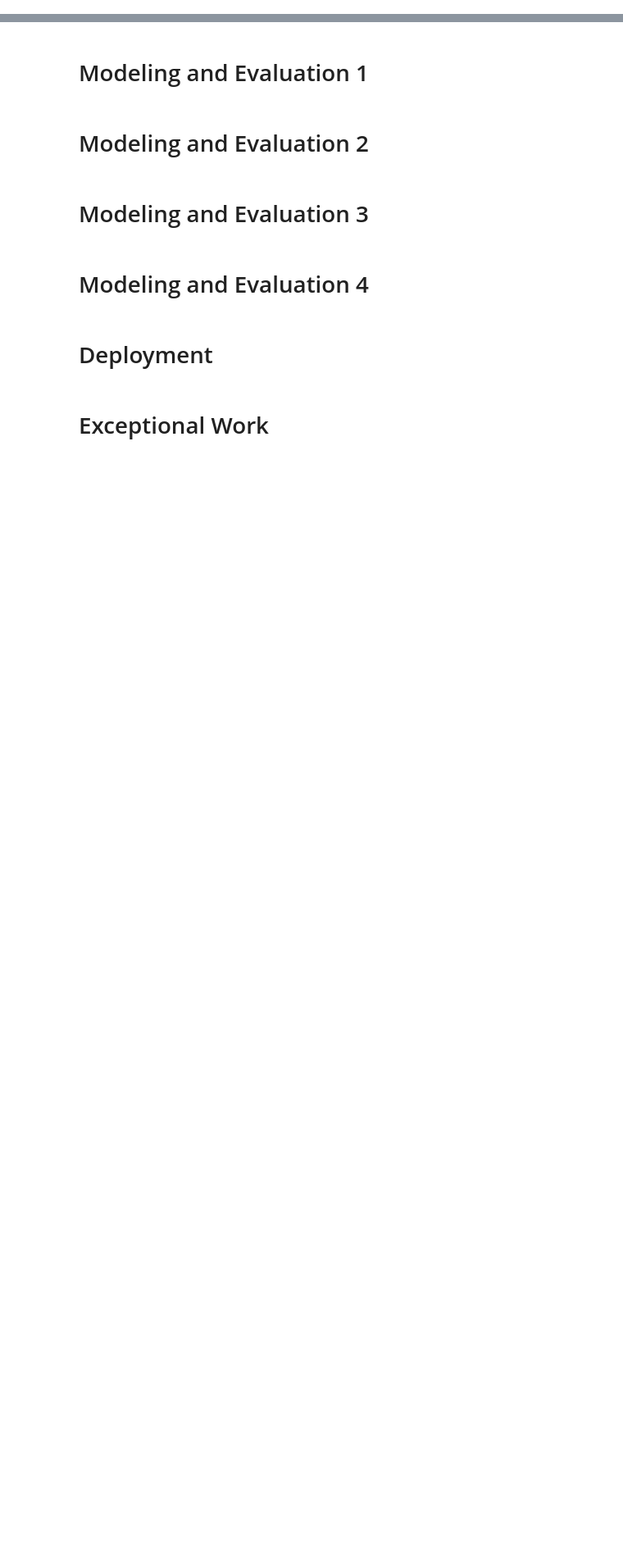
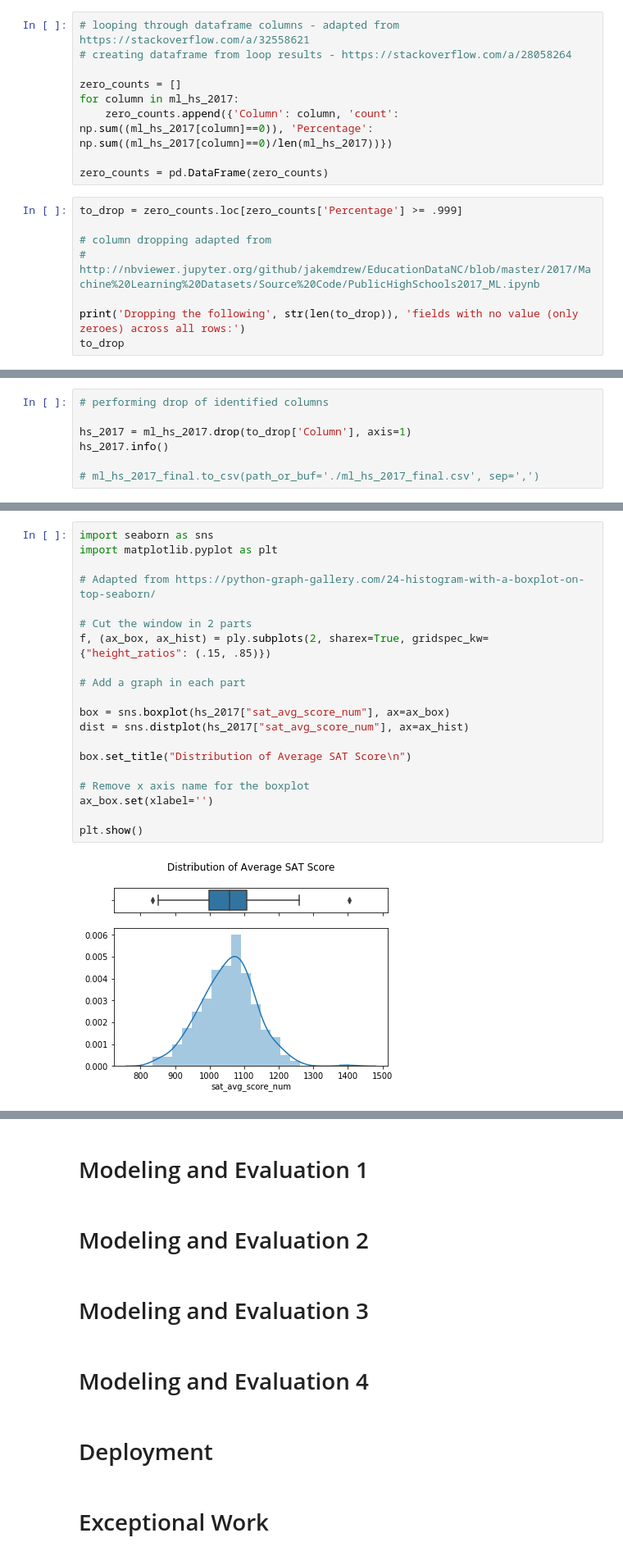
Before and after one commit to jeffweltman/MSDS7331, a Jupyter notebook: Lab3-Kevin.ipynb, the cells around one changed output, grey strips where cells are left out. Shown at 82% size. Drawn from its saved outputs; the diff is of its cells as text; blank space fills up the shorter version.

```diff
--- a/Lab3-Kevin.ipynb
+++ b/Lab3-Kevin.ipynb
@@ -4,0 +579,17 @@
+# %%
+# looping through dataframe columns - adapted from https://stackoverflow.com/a/32558621
+# creating dataframe from loop results - https://stackoverflow.com/a/28058264
+
+zero_counts = []
+for column in ml_hs_2017:
+    zero_counts.append({'Column': column, 'count': np.sum((ml_hs_2017[column]==0)), 'Percentage': np.sum((ml_hs_2017[column]==0)/len(ml_hs_2017))})
+
+zero_counts = pd.DataFrame(zero_counts)
+# %%
+to_drop = zero_counts.loc[zero_counts['Percentage'] >= .999]
+
+# column dropping adapted from
+# http://nbviewer.jupyter.org/github/jakemdrew/EducationDataNC/blob/master/2017/Machine%20Learning%20Datasets/Source%20Code/PublicHighSchools2017_ML.ipynb
+
+print('Dropping the following', str(len(to_drop)), 'fields with no value (only zeroes) across all rows:')
+to_drop
@@ -4,0 +609,7 @@
+# %%
+# performing drop of identified columns
+
+hs_2017 = ml_hs_2017.drop(to_drop['Column'], axis=1)
+hs_2017.info()
+
+# ml_hs_2017_final.to_csv(path_or_buf='./ml_hs_2017_final.csv', sep=',')
@@ -4,0 +624,22 @@
+# %%
+import seaborn as sns
+import matplotlib.pyplot as plt
+
+# Adapted from https://python-graph-gallery.com/24-histogram-with-a-boxplot-on-top-seaborn/
+
+# Cut the window in 2 parts
+f, (ax_box, ax_hist) = ply.subplots(2, sharex=True, gridspec_kw={"height_ratios": (.15, .85)})
+
+# Add a graph in each part
+
+box = sns.boxplot(hs_2017["sat_avg_score_num"], ax=ax_box)
+dist = sns.distplot(hs_2017["sat_avg_score_num"], ax=ax_hist)
+
+box.set_title("Distribution of Average SAT Score\n")
+
+# Remove x axis name for the boxplot
+ax_box.set(xlabel='')
+
+plt.show()
+# %% [output]
+[figure, added]
```
Also changed, not shown: parts of 17 cells of this notebook.
